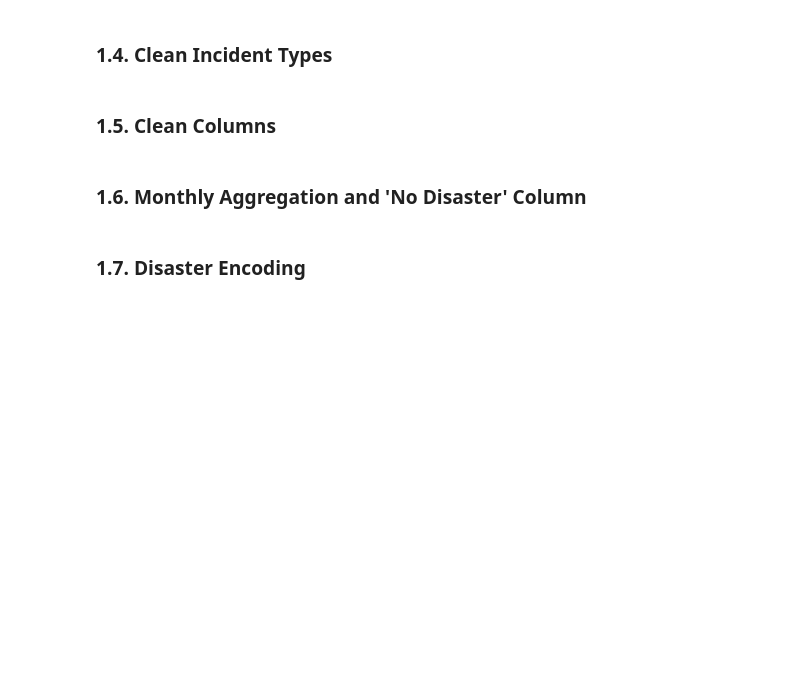
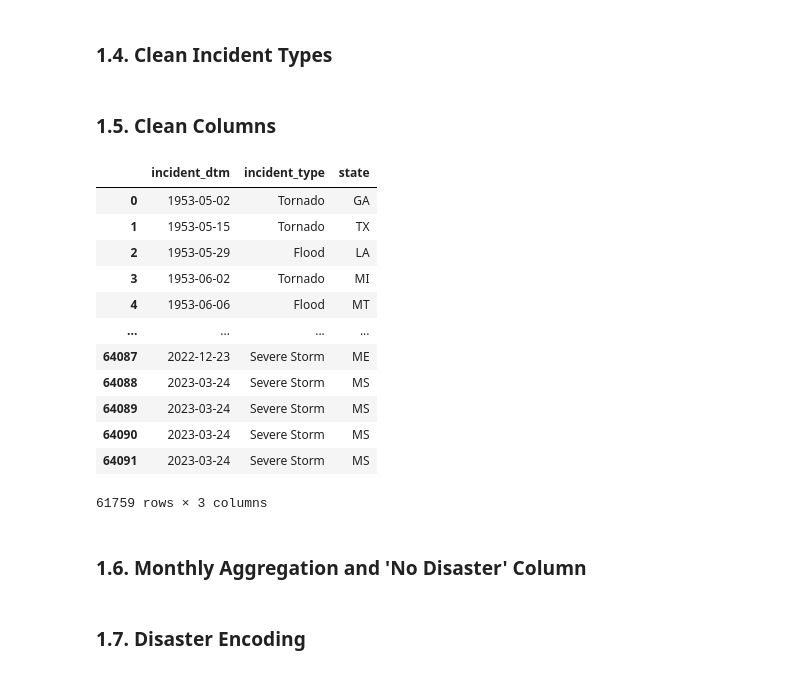
Before and after one commit to helloklow/natural_disasters, a Jupyter notebook: notebooks/1_low_data_wrangling.ipynb, the cells around one changed output. Cells and saved outputs as stored; diff of their text form; code cells hidden in the pictures; blank space fills up the shorter version.

```diff
--- a/notebooks/1_low_data_wrangling.ipynb
+++ b/notebooks/1_low_data_wrangling.ipynb
@@ -67,9 +67,21 @@ for w in winter_weather:
 # %%
 # Remove unneeded columns
 
 # Create subset_df with 'incident_dtm', 'incident_type', and 'state'
 subset_df=df[['incident_dtm', 'incident_type', 'state']]
 
-subset_df.set_index('incident_dtm', inplace=True)
-
-#subset_df.head()
+#subset_df.set_index('incident_dtm', inplace=True)
+# %% [output]
+|  | incident_dtm | incident_type | state |
+| 0 | 1953-05-02 | Tornado | GA |
+| 1 | 1953-05-15 | Tornado | TX |
+| 2 | 1953-05-29 | Flood | LA |
+| 3 | 1953-06-02 | Tornado | MI |
+| 4 | 1953-06-06 | Flood | MT |
+| ... | ... | ... | ... |
+| 64087 | 2022-12-23 | Severe Storm | ME |
+| 64088 | 2023-03-24 | Severe Storm | MS |
+| 64089 | 2023-03-24 | Severe Storm | MS |
+| 64090 | 2023-03-24 | Severe Storm | MS |
+| 64091 | 2023-03-24 | Severe Storm | MS |
+61759 rows × 3 columns
```
Also changed, not shown: parts of 1 cell of this notebook, 3 other files.
